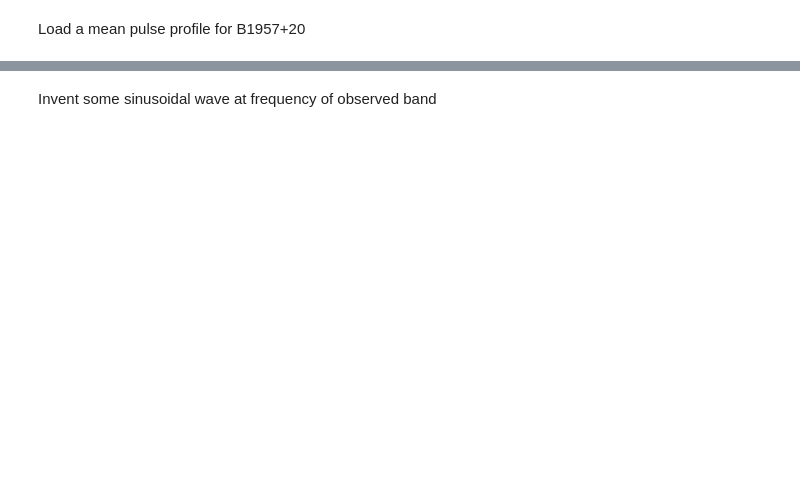
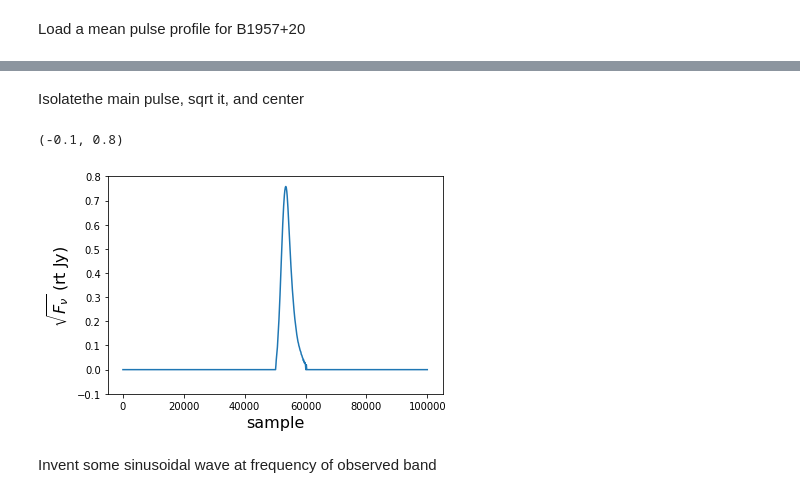
Before and after one commit to quantumfx/binary-lens, a Jupyter notebook: lens_simulation.ipynb, the cells around one changed output, grey strips where cells are left out. Drawn from its saved outputs; the diff is of its cells as text; code cells hidden in the pictures; blank space fills up the shorter version.

```diff
--- a/lens_simulation.ipynb
+++ b/lens_simulation.ipynb
@@ -31,3 +32,25 @@ plt.ylabel(r'$F_{\nu} (Jy)$', fontsize=16)
+# %% [markdown]
+Isolatethe main pulse, sqrt it, and center
+# %%
+pulse = []
+
+for i in np.arange(meanprof_inter.size):
+    if (float(i) < n*830./1000. or float(i) > n*940./1000.):
+        pulse.append(0)
+    else:
+        pulse.append(meanprof_inter[i])
+
+pulse = np.sqrt(pulse)
+pulse = np.roll(pulse, -n/3)
+
+plt.plot(pulse)
+plt.xlabel('sample', fontsize=16)
+plt.ylabel(r'$\sqrt{F_{\nu}}$ (rt Jy)', fontsize=16)
+#plt.xlim(0,1.6e-2)
+plt.ylim(-.1, 0.8)
+# %% [output]
+(-0.1, 0.8)
+[figure, added]
 # %% [markdown]
 Invent some sinusoidal wave at frequency of observed band
 # %%
```
Also changed, not shown: parts of 5 cells of this notebook, 1 other file.
